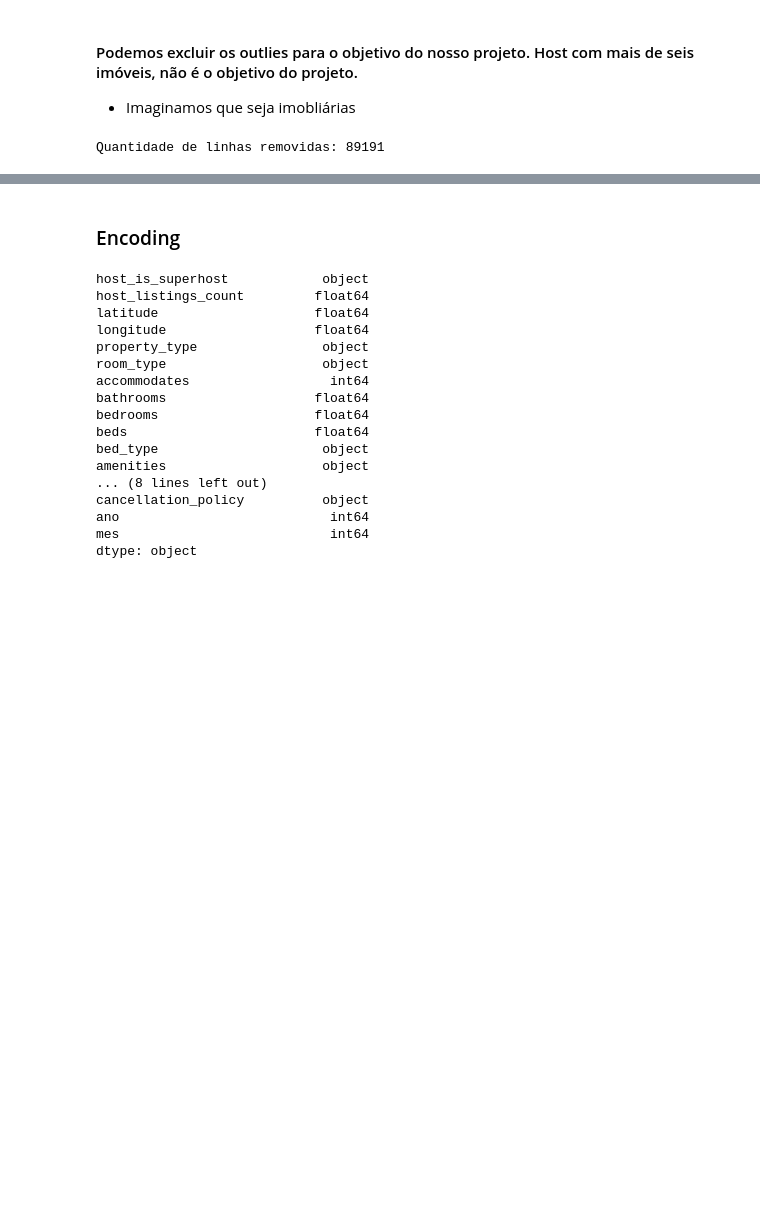
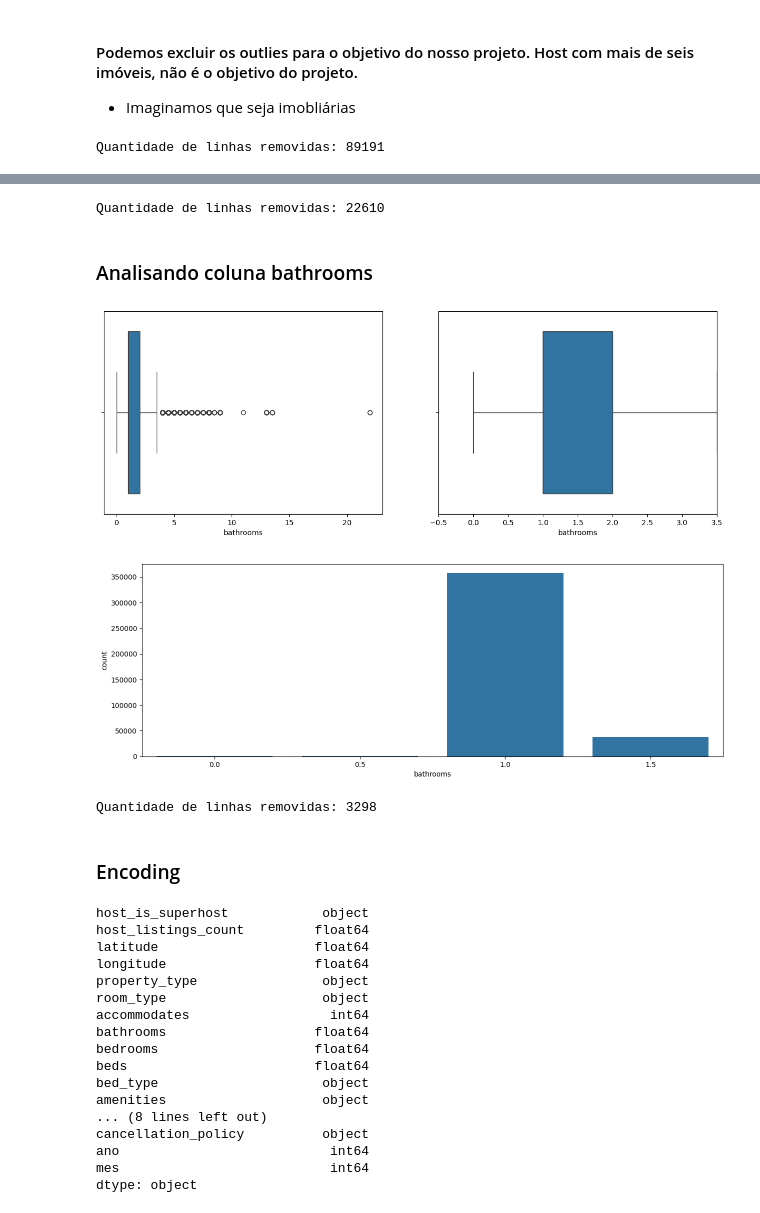
Before and after one commit to gabriellemosc/Rental-Price-Prediction, a Jupyter notebook: solucao.ipynb, the cells around one changed output, grey strips where cells are left out. Saved outputs shown, nothing was run; the diff lists cells and outputs as text; code cells hidden in the pictures; blank space fills up the shorter version.

```diff
--- a/solucao.ipynb
+++ b/solucao.ipynb
@@ -348,3 +357,26 @@ Quantidade de linhas removidas: 89191
+# %%
+#Excluindo OUTLIERS accommodates
+base_airbnb, qnt_linhas = excluir_outliers(base_airbnb, 'accommodates')
+
+print(f'Quantidade de linhas removidas: {qnt_linhas}')
+# %% [output]
+Quantidade de linhas removidas: 22610
+# %% [markdown]
+### Analisando coluna bathrooms
+# %%
+diagrama_caixa(base_airbnb['bathrooms'])
+
+grafico_barras(base_airbnb['bathrooms'])
+# %% [output]
+[figure, added]
+[figure, added]
+# %%
+#Excluindo outliers bathrooms
+base_airbnb, qnt_linhas = excluir_outliers(base_airbnb, 'bathrooms')
+
+print(f'Quantidade de linhas removidas: {qnt_linhas}')
+# %% [output]
+Quantidade de linhas removidas: 3298
 # %% [markdown]
 ### Encoding
 # %%
```
Also changed, not shown: parts of 2 cells of this notebook.
